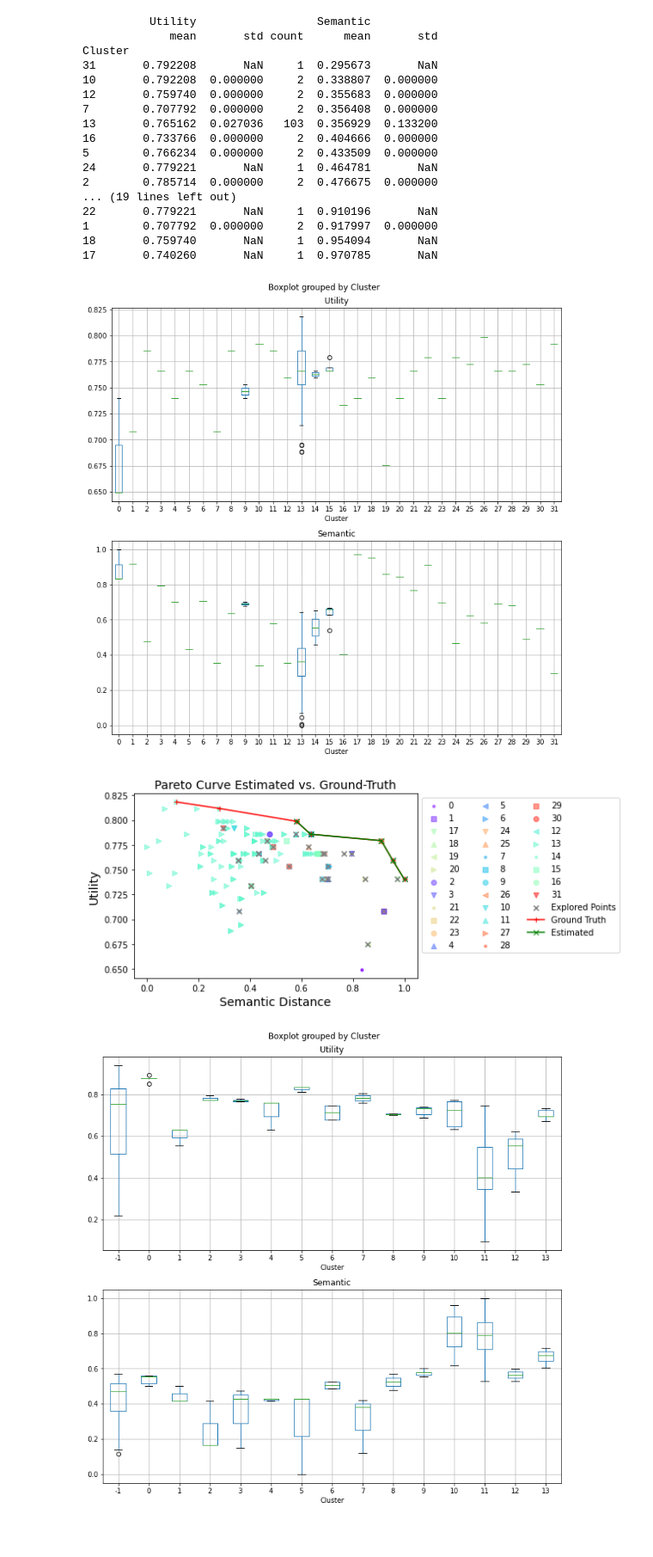
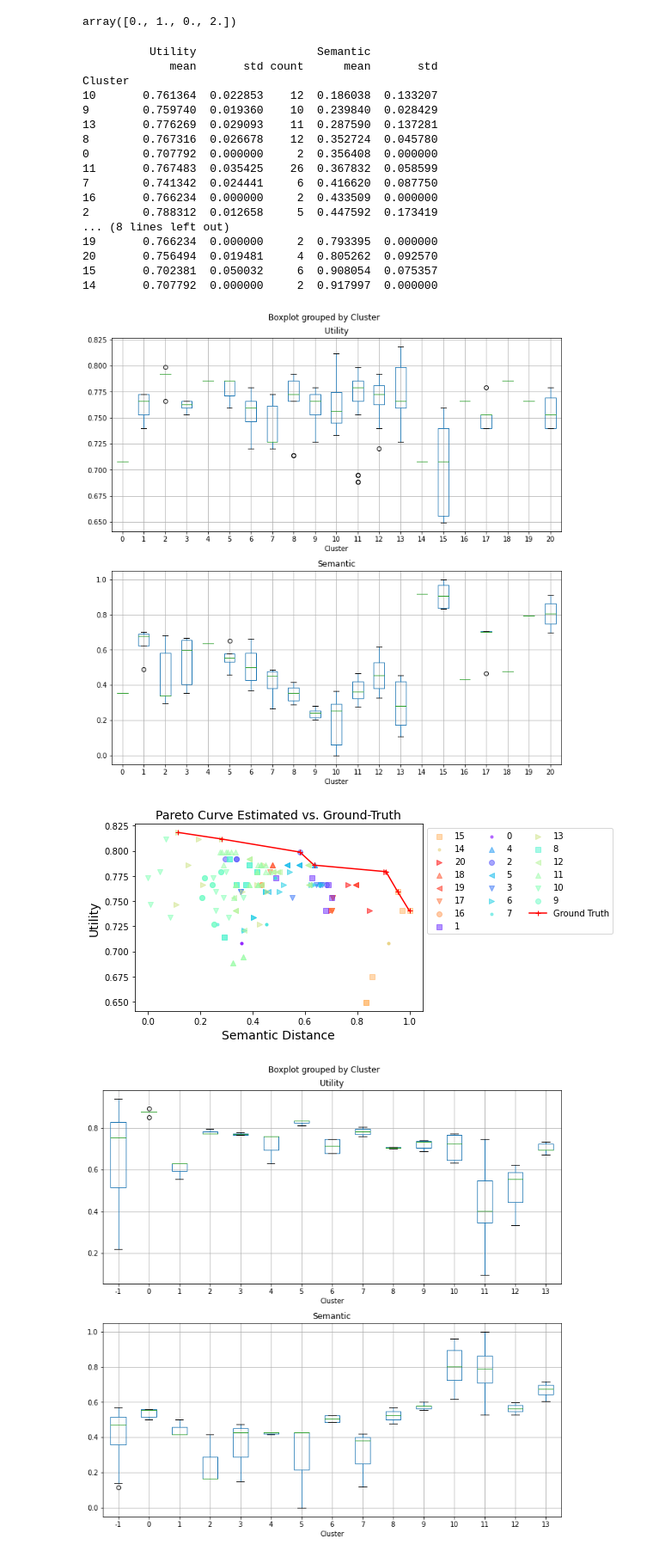
Before and after one commit to ey-l/explainable-discretization, a Jupyter notebook: notebooks/pca-explore.ipynb, the cells around one changed output. Shown at 86% size. Drawn from its saved outputs; the diff is of its cells as text; code cells hidden in the pictures; blank space fills up the shorter version.

```diff
--- a/notebooks/pca-explore.ipynb
+++ b/notebooks/pca-explore.ipynb
@@ -75,6 +75,8 @@ def linkage_distributions(search_space, parameters) -> List:
     X = np.array([p.distribution for p in search_space.candidates])
     X = pairwise_distance(X, metric=wasserstein_distance)
     Z = linkage(X, method='ward')
+    fig = plt.figure(figsize=(25, 10))
+    dn = dendrogram(Z, color_threshold=t)
     agg_clusters = fcluster(Z, t=t, criterion=criterion)
     #agg_clusters = fcluster(Z, t=0.5, criterion='distance')
     agg_clusters = [x-1 for x in agg_clusters] # 0-indexing
@@ -215,9 +217,9 @@ def cluster_sampling(search_space, p:float=0.2, semantic_metric='l2_norm') -> Li
     processed = pca.fit_transform(X)
     pcadf = pd.DataFrame( data = processed, columns = ['PC1', 'PC2'])
 
-    #cluster_assignments = linkage_distributions(search_space, {'t': 0.5, 'criterion': 'distance'}) #{'t': int(len(search_space.candidates)/10), 'criterion': 'maxclust'}
+    cluster_assignments = linkage_distributions(search_space, {'t': 0.5, 'criterion': 'distance'}) #{'t': int(len(search_space.candidates)/10), 'criterion': 'maxclust'}
     #cluster_assignments = HDBSCAN_distributions(search_space, {'min_cluster_size': 3})
-    cluster_assignments = DBSCAN_distributions(search_space, {'eps': 0.02, 'min_samples': 2}) #{'eps': 0.01, 'min_samples': 2}
+    #cluster_assignments = DBSCAN_distributions(search_space, {'eps': 0.02, 'min_samples': 2}) #{'eps': 0.01, 'min_samples': 2}
     # plot a histogram of the clusters
     plt.hist(cluster_assignments, bins=len(np.unique(cluster_assignments)))
     plt.xlabel('Cluster', fontsize=14)
@@ -249,3 +282,7 @@ Number of explored points: 31
+# %%
+Z[0]
+# %% [output]
+array([0., 1., 0., 2.])
 # %%
 points_df['Cluster'] = clusters
 # for each cluster, calculate the count of each cluster, and mean and std of utility and semantic metric
@@ -258,20 +295,20 @@ print(cluster_stats)
           Utility                  Semantic
              mean       std count      mean       std
 Cluster
-31       0.792208       NaN     1  0.295673       NaN
-10       0.792208  0.000000     2  0.338807  0.000000
-12       0.759740  0.000000     2  0.355683  0.000000
-7        0.707792  0.000000     2  0.356408  0.000000
-13       0.765162  0.027036   103  0.356929  0.133200
-16       0.733766  0.000000     2  0.404666  0.000000
-5        0.766234  0.000000     2  0.433509  0.000000
-24       0.779221       NaN     1  0.464781       NaN
-2        0.785714  0.000000     2  0.476675  0.000000
-... (19 lines left out)
-22       0.779221       NaN     1  0.910196       NaN
-1        0.707792  0.000000     2  0.917997  0.000000
-18       0.759740       NaN     1  0.954094       NaN
-17       0.740260       NaN     1  0.970785       NaN
+10       0.761364  0.022853    12  0.186038  0.133207
+9        0.759740  0.019360    10  0.239840  0.028429
+13       0.776269  0.029093    11  0.287590  0.137281
+8        0.767316  0.026678    12  0.352724  0.045780
+0        0.707792  0.000000     2  0.356408  0.000000
+11       0.767483  0.035425    26  0.367832  0.058599
+7        0.741342  0.024441     6  0.416620  0.087750
+16       0.766234  0.000000     2  0.433509  0.000000
+2        0.788312  0.012658     5  0.447592  0.173419
+... (8 lines left out)
+19       0.766234  0.000000     2  0.793395  0.000000
+20       0.756494  0.019481     4  0.805262  0.092570
+15       0.702381  0.050032     6  0.908054  0.075357
+14       0.707792  0.000000     2  0.917997  0.000000
 # %%
 # plot box plots of utility and semantic metric for each cluster
 fig, axs = plt.subplots(2,1, figsize=(10,10))
@@ -281,7 +318,7 @@ plt.tight_layout()
 # change two subplots to on top of each other
 plt.show()
 # %% [output]
-[figure, old version]
+[figure, new version]
 # %%
 # plot scatter plot of utility and semantic metric for each cluster
 import matplotlib.cm as cm
@@ -293,36 +330,36 @@ def plot_pareto_points(pareto_points:List, est_pareto_points:List, explored_poin
         est_pareto_points (List): Estimated Pareto front
     """
     # Sort the points for plotting
     pareto_points = sorted(pareto_points, key=lambda x: x[0])
     est_pareto_points = sorted(est_pareto_points, key=lambda x: x[0])
     # Plot the Pareto front
     pareto_points = np.array(pareto_points)
     est_pareto_points = np.array(est_pareto_points)
     #datapoints = np.array(datapoints)
     # Set size of the plot
     fig, ax = plt.subplots(figsize=(6, 4))
     #f, ax = plt.subplots()
     #ax.scatter(datapoints[0], datapoints[1], c='gray', label='Data Points', alpha=0.3)
     markers = ["." , "," , "o" , "v" , "^" , "<", ">"]
     colors = cm.rainbow(np.linspace(0, 1, len(points_df['Cluster'].unique())))
     for cluster in points_df['Cluster'].unique():
         cluster_points = points_df[points_df['Cluster'] == cluster]
         marker_index = int(cluster % len(markers))
         ax.scatter(cluster_points['Semantic'], cluster_points['Utility'], label=cluster, color=colors[cluster], alpha=0.5, marker=markers[marker_index])
 
-    ax.scatter(explored_points[0], explored_points[1], c='gray', label='Explored Points', marker='x',)
+    #ax.scatter(explored_points[0], explored_points[1], c='gray', label='Explored Points', marker='x',)
     ax.plot(pareto_points[:, 0], pareto_points[:, 1], '+-', c='red', label='Ground Truth')
-    ax.plot(est_pareto_points[:, 0], est_pareto_points[:, 1], 'x-', c='green', label='Estimated')
+    #ax.plot(est_pareto_points[:, 0], est_pareto_points[:, 1], 'x-', c='green', label='Estimated')
     ax.legend(bbox_to_anchor=(1, 1),ncol=3)
     ax.set_xlabel('Semantic Distance', fontsize=14)
     ax.set_ylabel('Utility', fontsize=14)
     ax.set_title('Pareto Curve Estimated vs. Ground-Truth', fontsize=14)
     return fig, ax
 
 fig, ax = plot_pareto_points(gt_pareto_points, est_pareto_points, explored_points, points_df)
 plt.show()
 # %% [output]
-[figure, old version]
+[figure, new version]
 # %%
 # plot box plots of utility and semantic metric for each cluster
 fig, axs = plt.subplots(2,1, figsize=(10,10))
```
Also changed, not shown: parts of 9 cells of this notebook, 6 other files.
